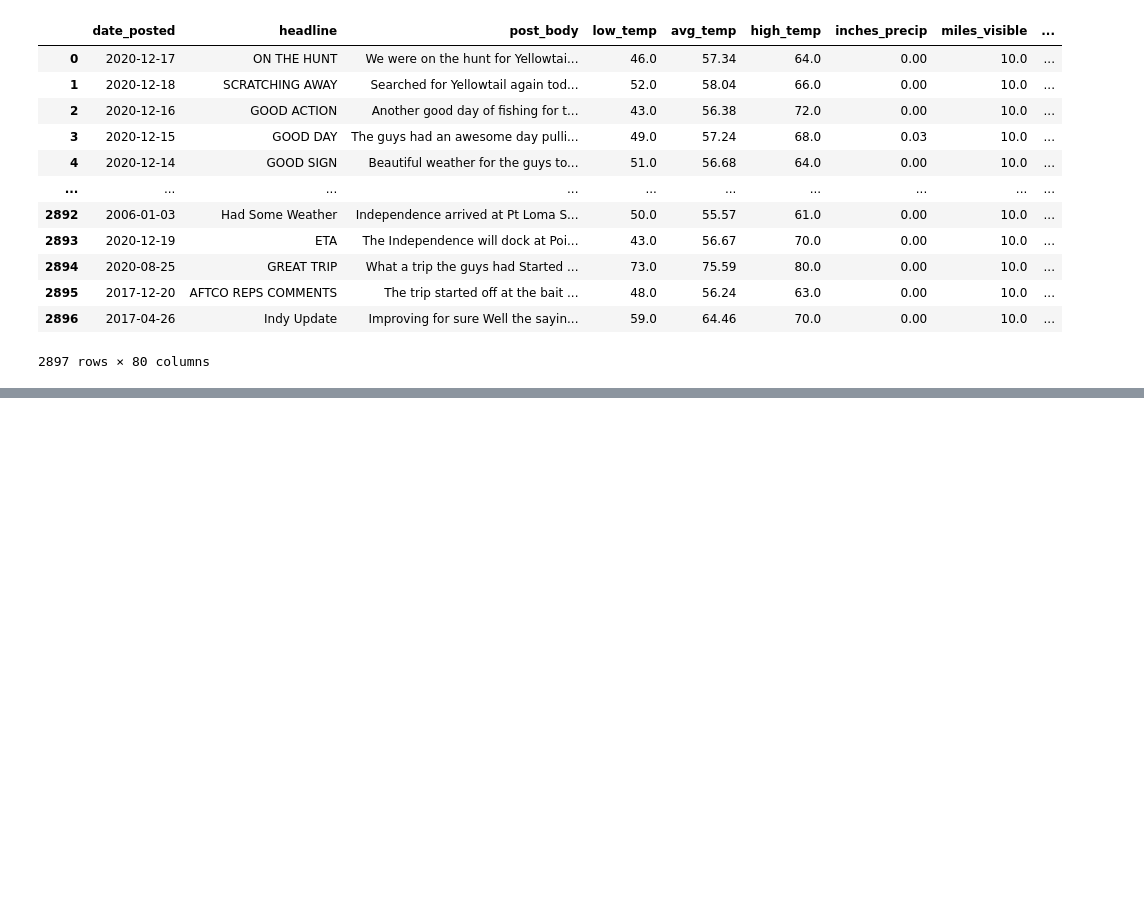
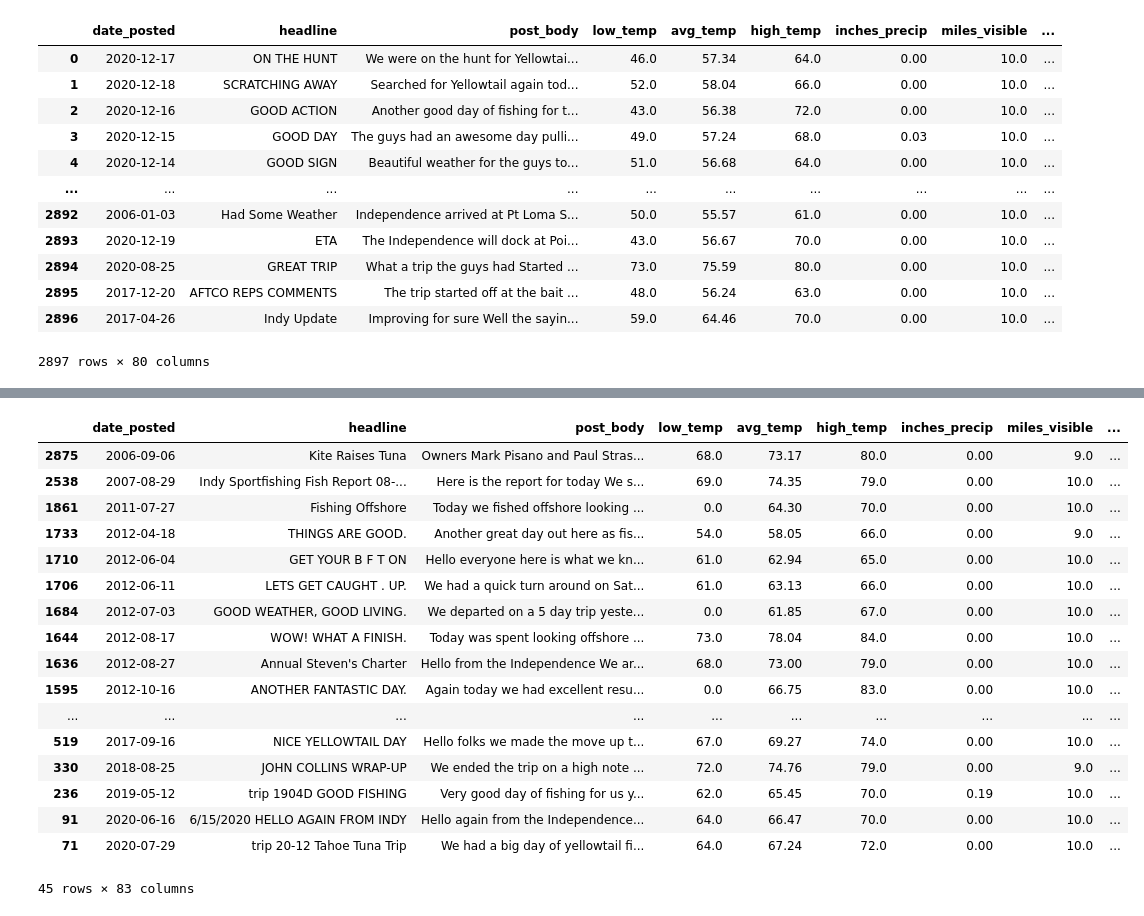
Before and after one commit to Mlawrence95/sportfishing-hauls-scraper, a Jupyter notebook: analysis.ipynb, the cells around one changed output, grey strips where cells are left out. Saved outputs shown, nothing was run; the diff lists cells and outputs as text; code cells hidden in the pictures; blank space fills up the shorter version.

```diff
--- a/analysis.ipynb
+++ b/analysis.ipynb
@@ -1294,0 +1382,21 @@ Name: squid, dtype: int64
+# %%
+fishing_data.loc[fishing_data.limit].sort_values('date_posted')
+# %% [output]
+|  | date_posted | headline | post_body | low_temp | avg_temp | high_temp | inches_precip | miles_visible | ... |
+| 2875 | 2006-09-06 | Kite Raises Tuna | Owners Mark Pisano and Paul Stras... | 68.0 | 73.17 | 80.0 | 0.00 | 9.0 | ... |
+| 2538 | 2007-08-29 | Indy Sportfishing Fish Report 08-... | Here is the report for today We s... | 69.0 | 74.35 | 79.0 | 0.00 | 10.0 | ... |
+| 1861 | 2011-07-27 | Fishing Offshore | Today we fished offshore looking ... | 0.0 | 64.30 | 70.0 | 0.00 | 10.0 | ... |
+| 1733 | 2012-04-18 | THINGS ARE GOOD. | Another great day out here as fis... | 54.0 | 58.05 | 66.0 | 0.00 | 9.0 | ... |
+| 1710 | 2012-06-04 | GET YOUR B F T ON | Hello everyone here is what we kn... | 61.0 | 62.94 | 65.0 | 0.00 | 10.0 | ... |
+| 1706 | 2012-06-11 | LETS GET CAUGHT . UP. | We had a quick turn around on Sat... | 61.0 | 63.13 | 66.0 | 0.00 | 10.0 | ... |
+| 1684 | 2012-07-03 | GOOD WEATHER, GOOD LIVING. | We departed on a 5 day trip yeste... | 0.0 | 61.85 | 67.0 | 0.00 | 10.0 | ... |
+| 1644 | 2012-08-17 | WOW! WHAT A FINISH. | Today was spent looking offshore ... | 73.0 | 78.04 | 84.0 | 0.00 | 10.0 | ... |
+| 1636 | 2012-08-27 | Annual Steven's Charter | Hello from the Independence We ar... | 68.0 | 73.00 | 79.0 | 0.00 | 10.0 | ... |
+| 1595 | 2012-10-16 | ANOTHER FANTASTIC DAY. | Again today we had excellent resu... | 0.0 | 66.75 | 83.0 | 0.00 | 10.0 | ... |
+| ... | ... | ... | ... | ... | ... | ... | ... | ... | ... |
+| 519 | 2017-09-16 | NICE YELLOWTAIL DAY | Hello folks we made the move up t... | 67.0 | 69.27 | 74.0 | 0.00 | 10.0 | ... |
+| 330 | 2018-08-25 | JOHN COLLINS WRAP-UP | We ended the trip on a high note ... | 72.0 | 74.76 | 79.0 | 0.00 | 9.0 | ... |
+| 236 | 2019-05-12 | trip 1904D GOOD FISHING | Very good day of fishing for us y... | 62.0 | 65.45 | 70.0 | 0.19 | 10.0 | ... |
+| 91 | 2020-06-16 | 6/15/2020 HELLO AGAIN FROM INDY | Hello again from the Independence... | 64.0 | 66.47 | 70.0 | 0.00 | 10.0 | ... |
+| 71 | 2020-07-29 | trip 20-12 Tahoe Tuna Trip | We had a big day of yellowtail fi... | 64.0 | 67.24 | 72.0 | 0.00 | 10.0 | ... |
+45 rows × 83 columns
```
Also changed, not shown: parts of 15 cells of this notebook, 2 other files.
